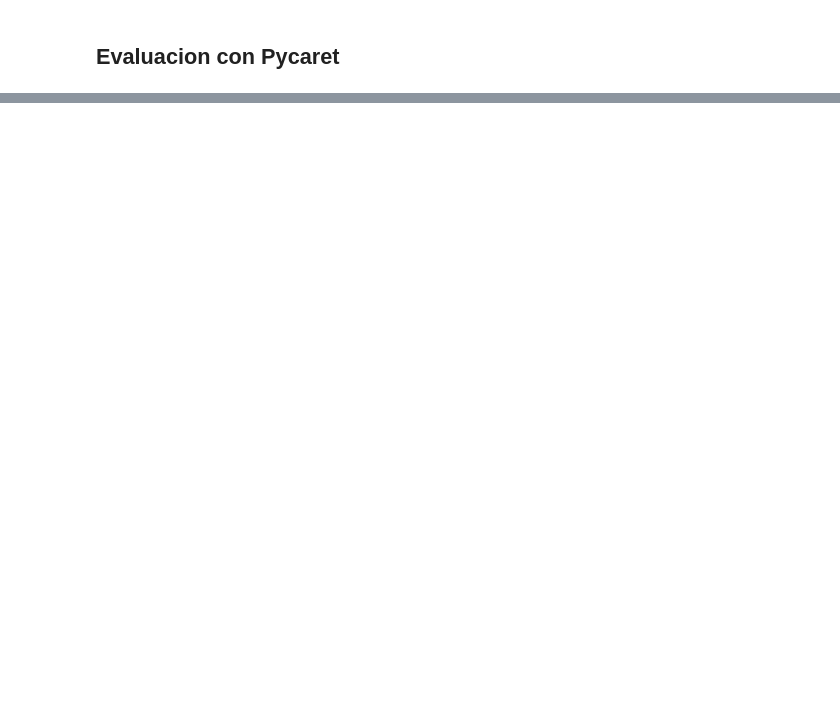
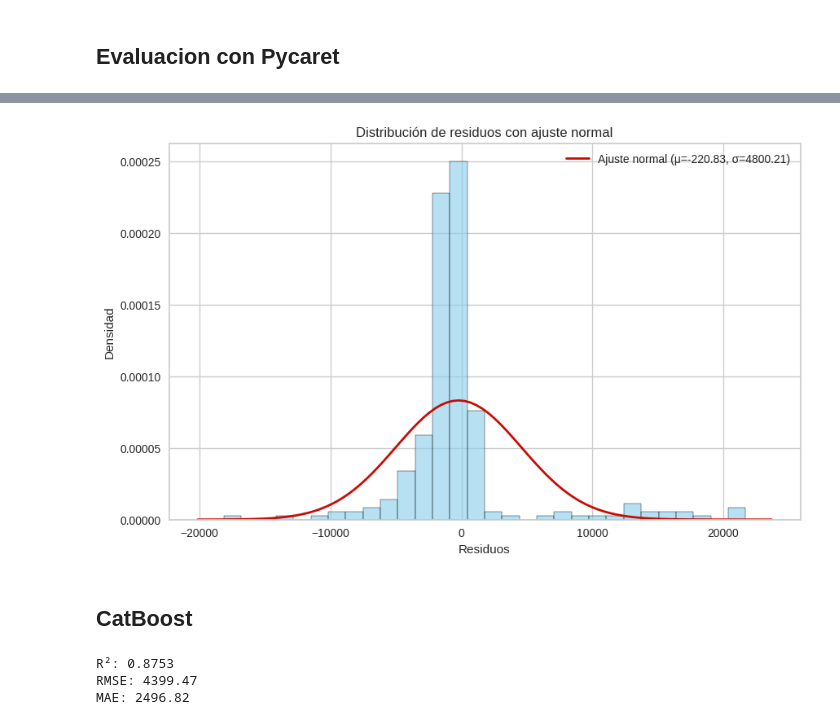
Before and after one commit to david37432/Reto2AprendizajeMaquina, a Jupyter notebook: Regresión_lineal_multiple_recargos (1).ipynb, the cells around one changed output, grey strips where cells are left out. Saved outputs shown, nothing was run; the diff lists cells and outputs as text; code cells hidden in the pictures; blank space fills up the shorter version.

```diff
--- a/Regresión_lineal_multiple_recargos (1).ipynb
+++ b/Regresión_lineal_multiple_recargos (1).ipynb
@@ -977,0 +1150,21 @@ ImportError: cannot import name '_print_elapsed_time' from 'sklearn.utils' (C:\U
+# %%
+import scipy.stats as stats
+
+plt.figure(figsize=(10, 6))
+sns.histplot(residuos, kde=False, stat='density', bins=30, color='skyblue', edgecolor='black', alpha=0.6)
+
+mu, std = stats.norm.fit(residuos)
+xmin, xmax = plt.xlim()
+x_curve = np.linspace(xmin, xmax, 100)
+y_curve = stats.norm.pdf(x_curve, mu, std)
+plt.plot(x_curve, y_curve, 'r-', linewidth=2, label=f'Ajuste normal (μ={mu:.2f}, σ={std:.2f})')
+
+plt.xlabel('Residuos')
+plt.ylabel('Densidad')
+plt.title('Distribución de residuos con ajuste normal')
+plt.legend()
+plt.show()
+# %% [output]
+[figure, added]
+# %% [markdown]
+## CatBoost
@@ -977,0 +1187,12 @@ ImportError: cannot import name '_print_elapsed_time' from 'sklearn.utils' (C:\U
+# %%
+r2_cat = r2_score(y_test, y_pred_cat)
+rmse_cat = np.sqrt(mean_squared_error(y_test, y_pred_cat))
+mae_cat = np.mean(np.abs(y_test - y_pred_cat))
+
+print(f"R²: {r2_cat:.4f}")
+print(f"RMSE: {rmse_cat:.2f}")
+print(f"MAE: {mae_cat:.2f}")
+# %% [output]
+R²: 0.8753
+RMSE: 4399.47
+MAE: 2496.82
```
Also changed, not shown: parts of 73 cells of this notebook, 5 other files.
